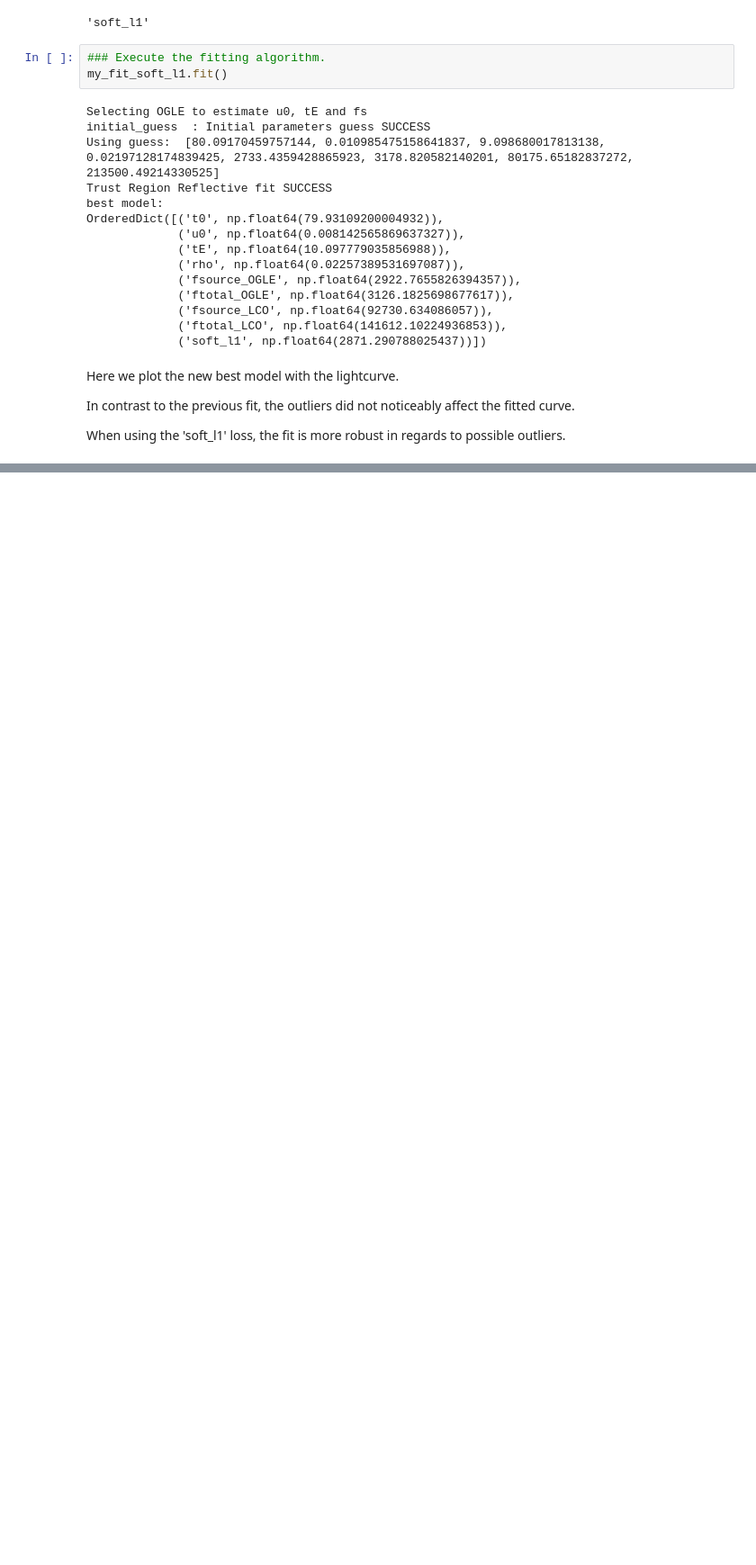
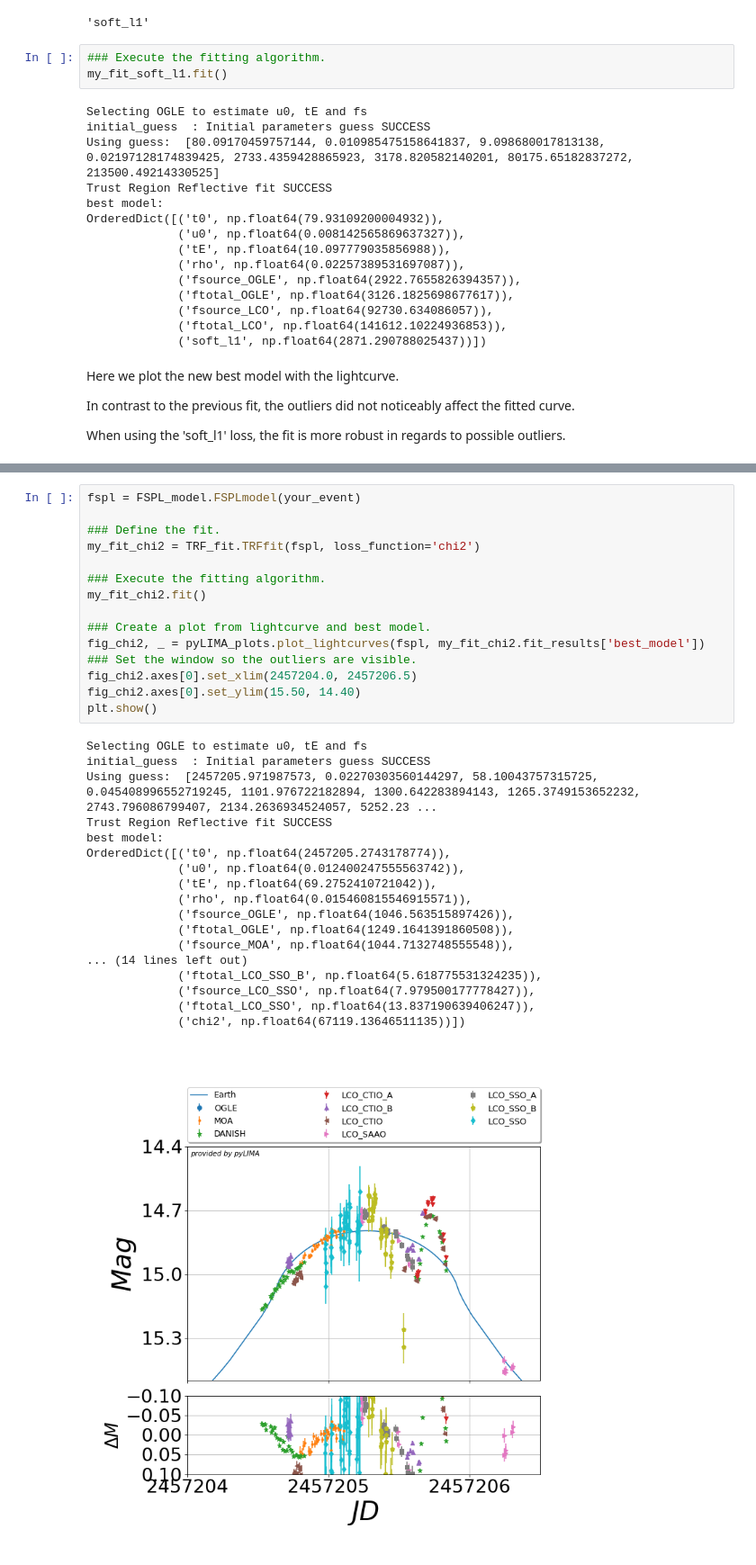
Before and after one commit to jakobdammann/pyLIMA-docs-revisit, a Jupyter notebook: examples/pyLIMA_example_robust_loss.ipynb, the cells around one changed output, grey strips where cells are left out. Shown at 90% size. Cells and saved outputs as stored; diff of their text form; blank space fills up the shorter version.

Commit message:
added real event to robust loss example

```diff
--- a/examples/pyLIMA_example_robust_loss.ipynb
+++ b/examples/pyLIMA_example_robust_loss.ipynb
@@ -170,0 +277,34 @@ plt.show()
+# %%
+fspl = FSPL_model.FSPLmodel(your_event)
+
+### Define the fit.
+my_fit_chi2 = TRF_fit.TRFfit(fspl, loss_function='chi2')
+
+### Execute the fitting algorithm.
+my_fit_chi2.fit()
+
+### Create a plot from lightcurve and best model.
+fig_chi2, _ = pyLIMA_plots.plot_lightcurves(fspl, my_fit_chi2.fit_results['best_model'])
+### Set the window so the outliers are visible.
+fig_chi2.axes[0].set_xlim(2457204.0, 2457206.5)
+fig_chi2.axes[0].set_ylim(15.50, 14.40)
+plt.show()
+# %% [output]
+Selecting OGLE to estimate u0, tE and fs
+initial_guess  : Initial parameters guess SUCCESS
+Using guess:  [2457205.971987573, 0.02270303560144297, 58.10043757315725, 0.045408996552719245, 1101.976722182894, 1300.642283894143, 1265.3749153652232, 2743.796086799407, 2134.2636934524057, 5252.23 ...
+Trust Region Reflective fit SUCCESS
+best model:
+OrderedDict([('t0', np.float64(2457205.2743178774)),
+             ('u0', np.float64(0.012400247555563742)),
+             ('tE', np.float64(69.2752410721042)),
+             ('rho', np.float64(0.015460815546915571)),
+             ('fsource_OGLE', np.float64(1046.563515897426)),
+             ('ftotal_OGLE', np.float64(1249.1641391860508)),
+             ('fsource_MOA', np.float64(1044.7132748555548)),
+... (14 lines left out)
+             ('ftotal_LCO_SSO_B', np.float64(5.618775531324235)),
+             ('fsource_LCO_SSO', np.float64(7.979500177778427)),
+             ('ftotal_LCO_SSO', np.float64(13.837190639406247)),
+             ('chi2', np.float64(67119.13646511135))])
+[figure, added]
```
Also changed, not shown: parts of 10 cells of this notebook, 1 other file.
